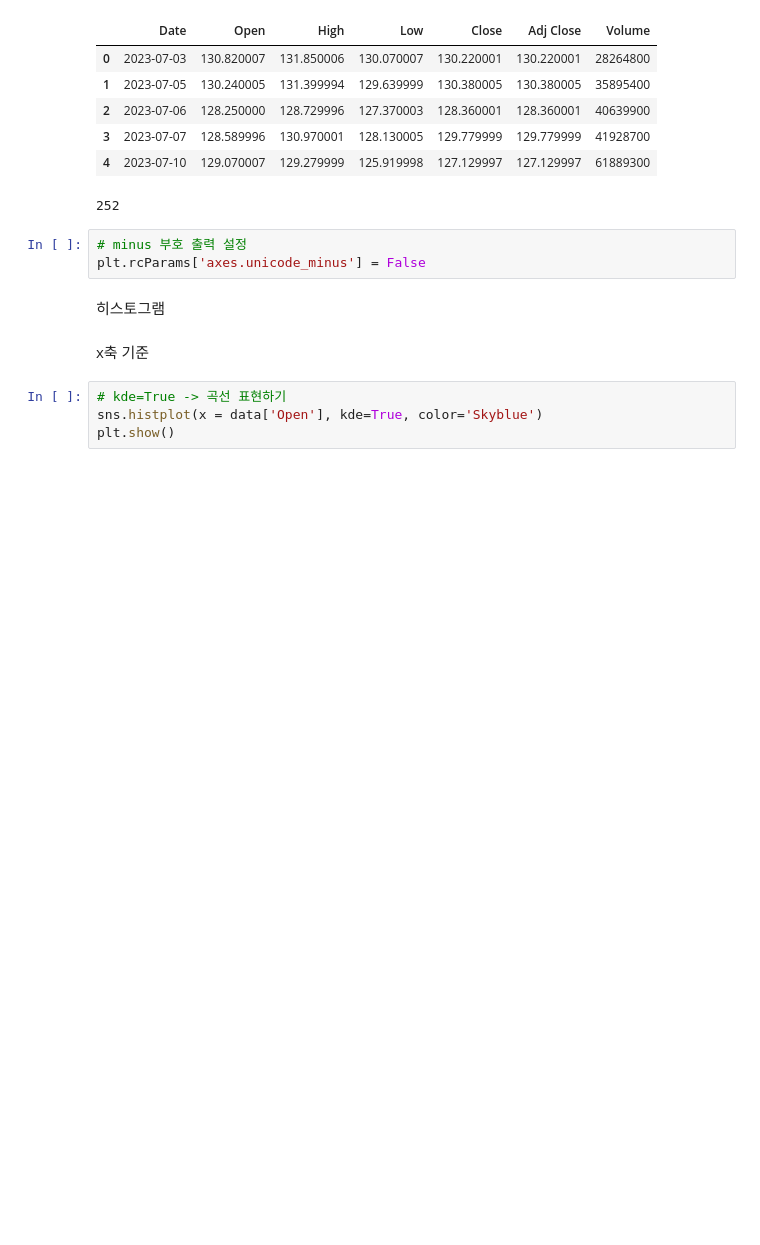
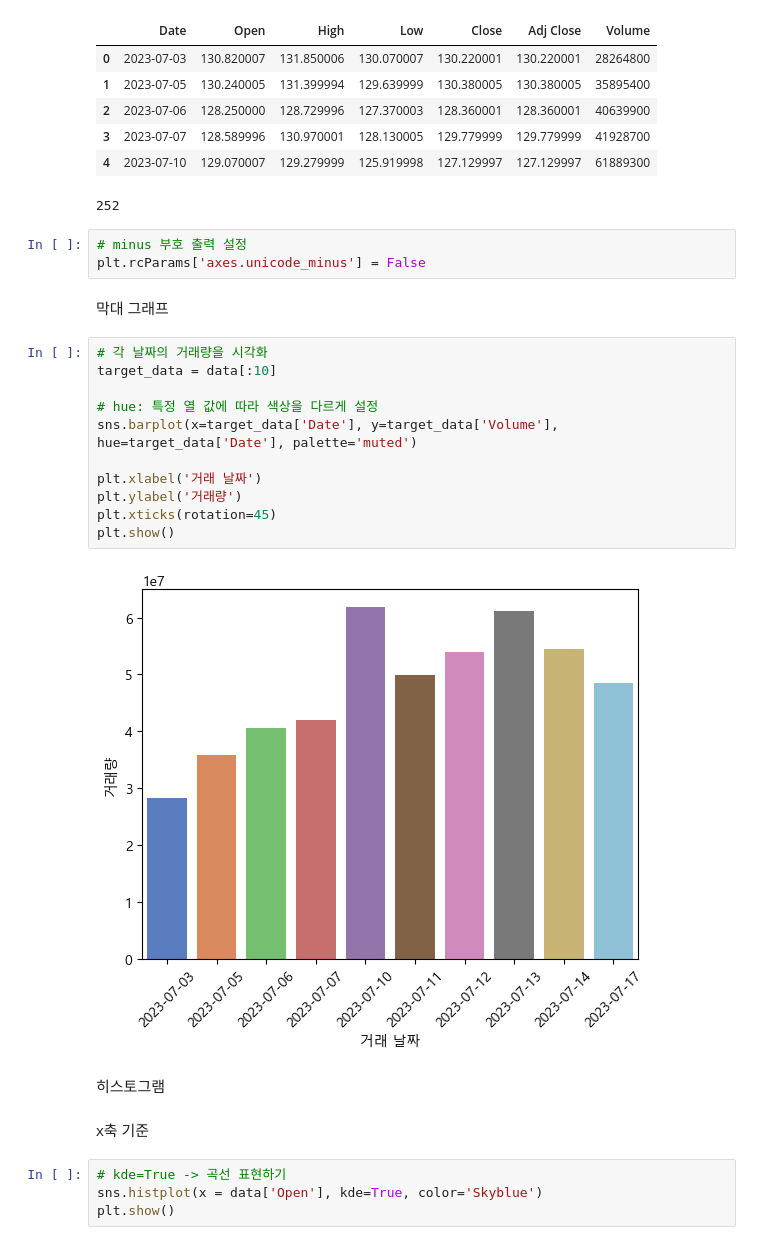
Before and after one commit to mingd00/ML, a Jupyter notebook: Visualization.ipynb, the cells around one changed output. Saved outputs shown, nothing was run; the diff lists cells and outputs as text; blank space fills up the shorter version.

```diff
--- a/Visualization.ipynb
+++ b/Visualization.ipynb
@@ -17,6 +17,21 @@ display(len(data))
 # %%
 # minus 부호 출력 설정
 plt.rcParams['axes.unicode_minus'] = False
+# %% [markdown]
+막대 그래프
+# %%
+# 각 날짜의 거래량을 시각화
+target_data = data[:10]
+
+# hue: 특정 열 값에 따라 색상을 다르게 설정
+sns.barplot(x=target_data['Date'], y=target_data['Volume'], hue=target_data['Date'], palette='muted')
+
+plt.xlabel('거래 날짜')
+plt.ylabel('거래량')
+plt.xticks(rotation=45)
+plt.show()
+# %% [output]
+[figure, added]
 # %% [markdown]
 히스토그램
 # %% [markdown]
```
